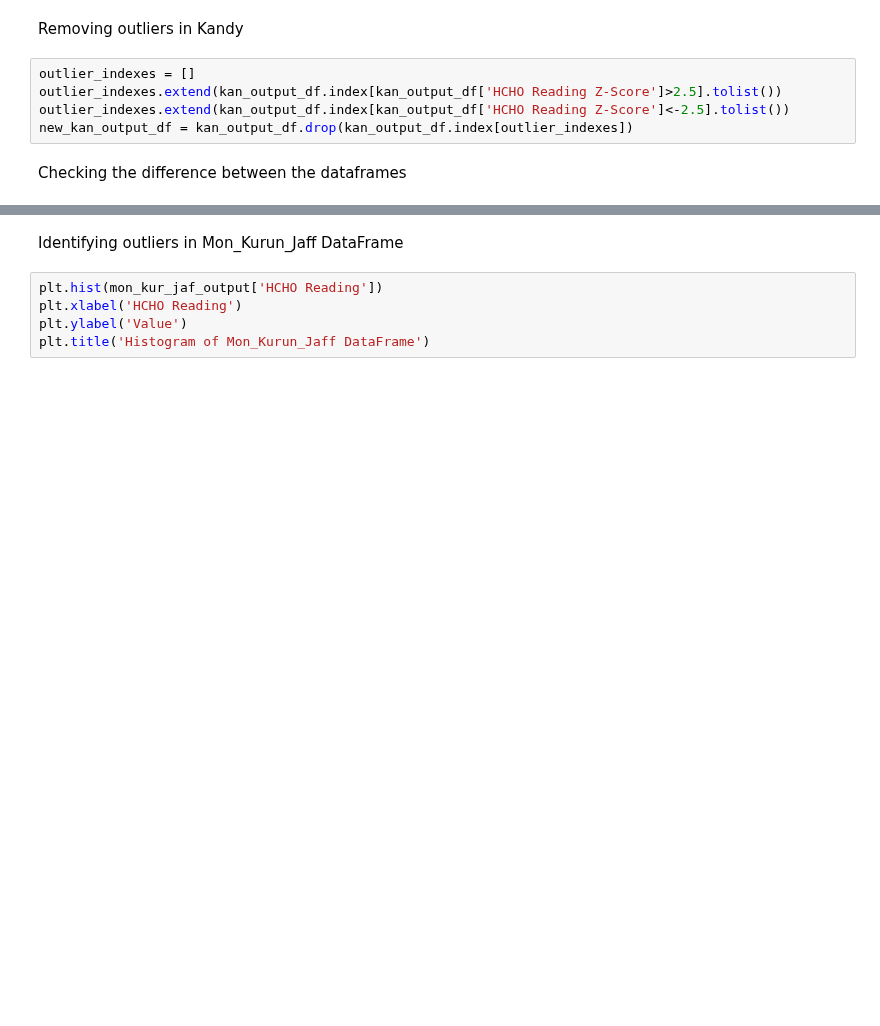
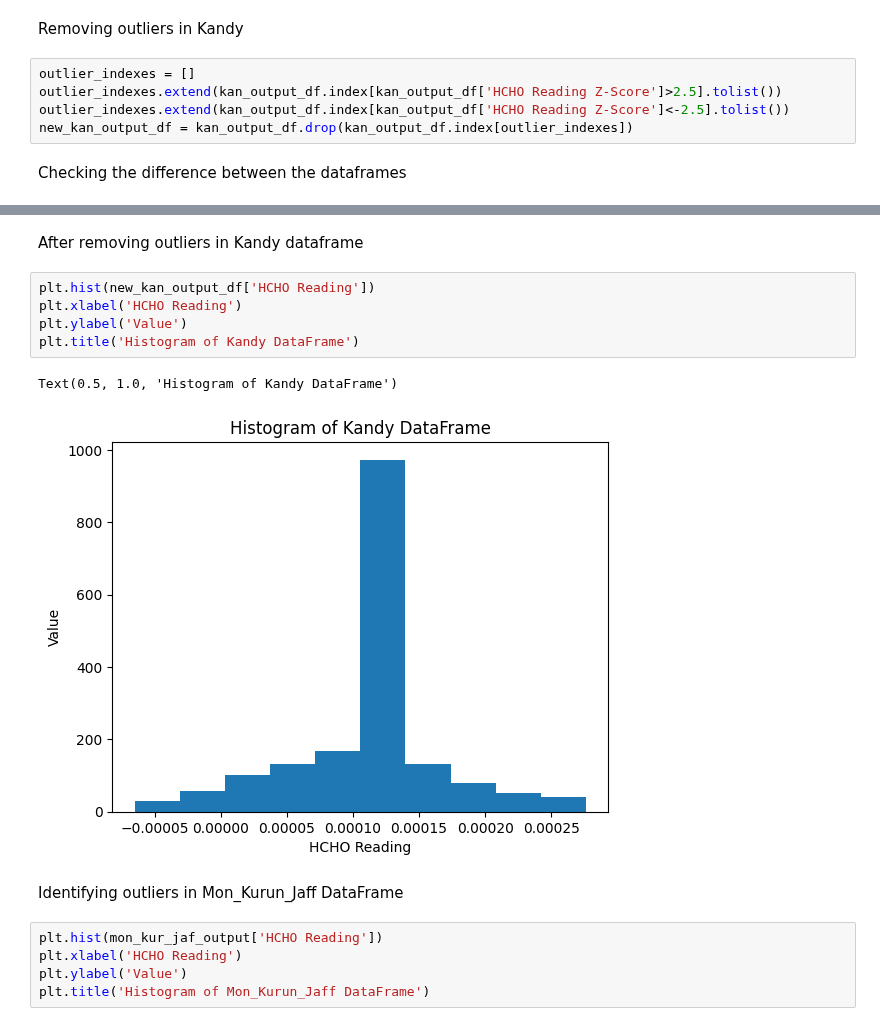
Before and after one commit to DeelakaDias/Analyzing-HCHO-Gas-Level-in-Sri-Lanka, a Jupyter notebook: Data Engineering CW.ipynb, the cells around one changed output, grey strips where cells are left out. Saved outputs shown, nothing was run; the diff lists cells and outputs as text; blank space fills up the shorter version.

```diff
--- a/Data Engineering CW.ipynb
+++ b/Data Engineering CW.ipynb
@@ -539,3 +561,13 @@ Checking the difference between the dataframes
+# %% [markdown]
+After removing outliers in Kandy dataframe
+# %%
+plt.hist(new_kan_output_df['HCHO Reading'])
+plt.xlabel('HCHO Reading')
+plt.ylabel('Value')
+plt.title('Histogram of Kandy DataFrame')
+# %% [output]
+Text(0.5, 1.0, 'Histogram of Kandy DataFrame')
+[figure, added]
 # %% [markdown]
 Identifying outliers in Mon_Kurun_Jaff DataFrame
 # %%
```
Also changed, not shown: parts of 3 cells of this notebook.
